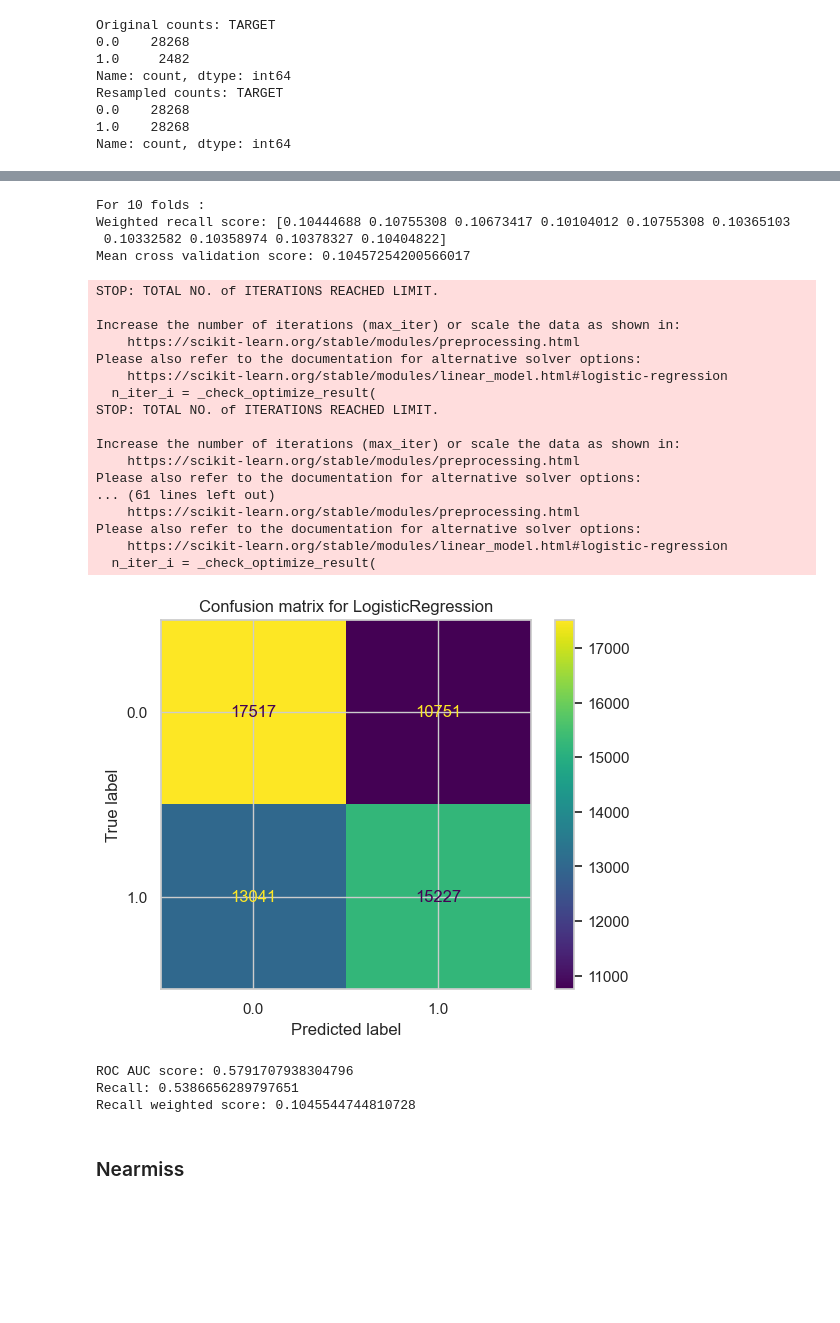
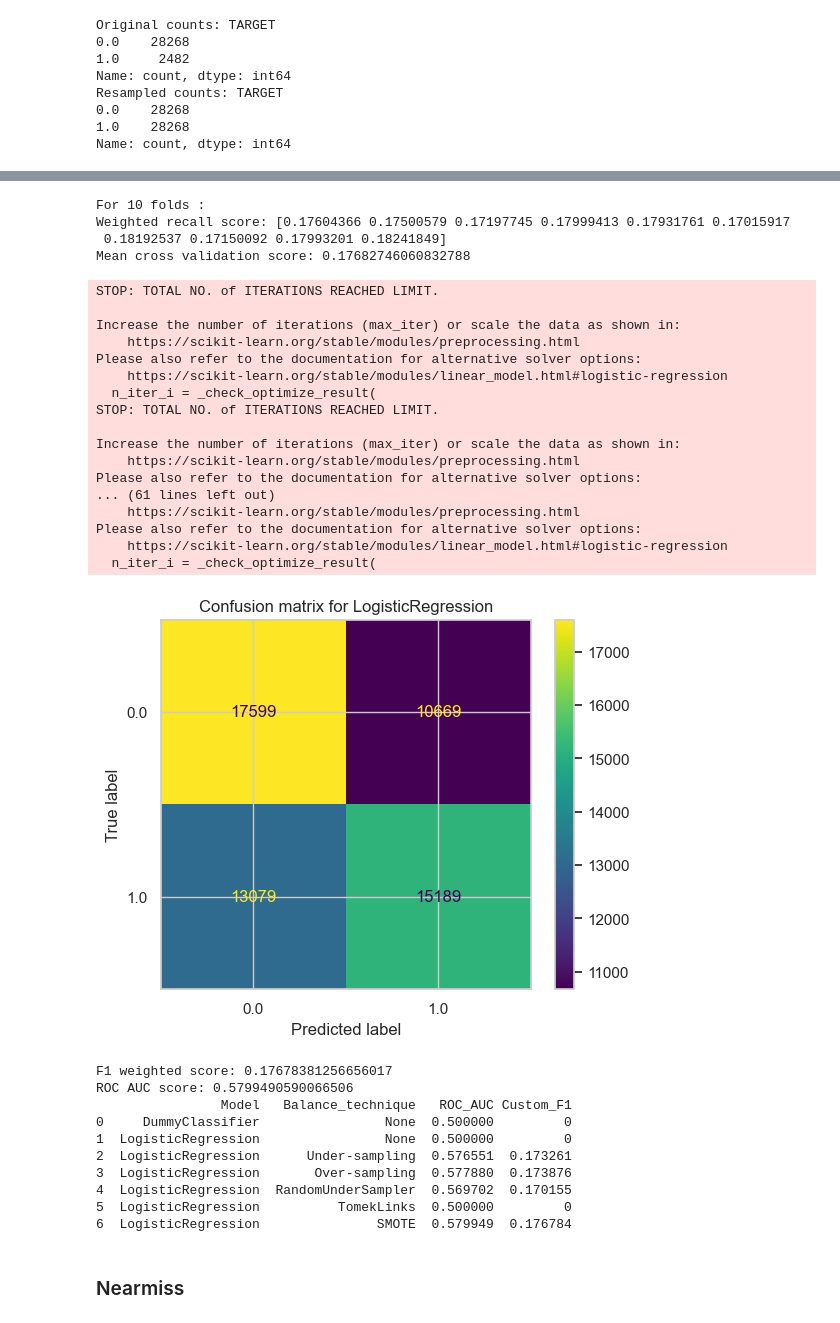
Before and after one commit to Laeti-dev/P4_Credit-Scoring-Model, a Jupyter notebook: ikusawa_laetitia_1_notebook_0824.ipynb, the cells around one changed output, grey strips where cells are left out. Drawn from its saved outputs; the diff is of its cells as text; code cells hidden in the pictures; blank space fills up the shorter version.

```diff
--- a/ikusawa_laetitia_1_notebook_0824.ipynb
+++ b/ikusawa_laetitia_1_notebook_0824.ipynb
@@ -927,7 +959,7 @@ TARGET
 Name: count, dtype: int64
 [figure]
 # %%
-train_model(test_under.drop(columns=["TARGET"]), test_under["TARGET"], LogisticRegression())
+results = train_model(test_under.drop(columns=["TARGET"]), test_under["TARGET"], LogisticRegression(), results, balance_technique='Under-sampling')
 # %% [output]
 STOP: TOTAL NO. of ITERATIONS REACHED LIMIT.
 
@@ -992,7 +1027,7 @@ TARGET
 Name: count, dtype: int64
 [figure]
 # %%
-train_model(test_over.drop(columns=["TARGET"]), test_over["TARGET"], LogisticRegression(), 'accuracy')
+results = train_model(test_over.drop(columns=["TARGET"]), test_over["TARGET"], LogisticRegression(), results, balance_technique='Over-sampling')
 # %% [output]
 STOP: TOTAL NO. of ITERATIONS REACHED LIMIT.
 
@@ -1058,7 +1097,7 @@ Resampled counts: TARGET
 1.0    2482
 Name: count, dtype: int64
 # %%
-train_model(x_rus, y_rus, LogisticRegression(), 'accuracy')
+results= train_model(x_rus, y_rus, LogisticRegression(), results, balance_technique='RandomUnderSampler')
 # %% [output]
 STOP: TOTAL NO. of ITERATIONS REACHED LIMIT.
 
@@ -1187,7 +1237,7 @@ Resampled counts: TARGET
 1.0     2482
 Name: count, dtype: int64
 # %%
-train_model(x_tl, y_tl, LogisticRegression())
+results = train_model(x_tl, y_tl, LogisticRegression(), results, balance_technique='TomekLinks')
 # %% [output]
 STOP: TOTAL NO. of ITERATIONS REACHED LIMIT.
 
@@ -1252,7 +1307,7 @@ Resampled counts: TARGET
 1.0    28268
 Name: count, dtype: int64
 # %%
-train_model(x_smote, y_smote, LogisticRegression())
+resluts = train_model(x_smote, y_smote, LogisticRegression(), results, balance_technique='SMOTE')
 # %% [output]
 STOP: TOTAL NO. of ITERATIONS REACHED LIMIT.
 
@@ -1262,40 +1317,47 @@ Please also refer to the documentation for alternative solver options:
     https://scikit-learn.org/stable/modules/linear_model.html#logistic-regression
   n_iter_i = _check_optimize_result(
 STOP: TOTAL NO. of ITERATIONS REACHED LIMIT.
 
 Increase the number of iterations (max_iter) or scale the data as shown in:
     https://scikit-learn.org/stable/modules/preprocessing.html
 Please also refer to the documentation for alternative solver options:
 ... (54 lines left out)
     https://scikit-learn.org/stable/modules/preprocessing.html
 Please also refer to the documentation for alternative solver options:
     https://scikit-learn.org/stable/modules/linear_model.html#logistic-regression
   n_iter_i = _check_optimize_result(
 For 10 folds :
-Weighted recall score: [0.10444688 0.10755308 0.10673417 0.10104012 0.10755308 0.10365103
- 0.10332582 0.10358974 0.10378327 0.10404822]
-Mean cross validation score: 0.10457254200566017
+Weighted recall score: [0.17604366 0.17500579 0.17197745 0.17999413 0.17931761 0.17015917
+ 0.18192537 0.17150092 0.17993201 0.18241849]
+Mean cross validation score: 0.17682746060832788
 STOP: TOTAL NO. of ITERATIONS REACHED LIMIT.
 
 Increase the number of iterations (max_iter) or scale the data as shown in:
     https://scikit-learn.org/stable/modules/preprocessing.html
 Please also refer to the documentation for alternative solver options:
     https://scikit-learn.org/stable/modules/linear_model.html#logistic-regression
   n_iter_i = _check_optimize_result(
 STOP: TOTAL NO. of ITERATIONS REACHED LIMIT.
 
 Increase the number of iterations (max_iter) or scale the data as shown in:
     https://scikit-learn.org/stable/modules/preprocessing.html
 Please also refer to the documentation for alternative solver options:
 ... (61 lines left out)
     https://scikit-learn.org/stable/modules/preprocessing.html
 Please also refer to the documentation for alternative solver options:
     https://scikit-learn.org/stable/modules/linear_model.html#logistic-regression
   n_iter_i = _check_optimize_result(
-[figure, old version]
+[figure, new version]
-ROC AUC score: 0.5791707938304796
-Recall: 0.5386656289797651
-Recall weighted score: 0.1045544744810728
+F1 weighted score: 0.17678381256656017
+ROC AUC score: 0.5799490590066506
+                Model   Balance_technique   ROC_AUC Custom_F1
+0     DummyClassifier                None  0.500000         0
+1  LogisticRegression                None  0.500000         0
+2  LogisticRegression      Under-sampling  0.576551  0.173261
+3  LogisticRegression       Over-sampling  0.577880  0.173876
+4  LogisticRegression  RandomUnderSampler  0.569702  0.170155
+5  LogisticRegression          TomekLinks  0.500000         0
+6  LogisticRegression               SMOTE  0.579949  0.176784
 # %% [markdown]
 ### Nearmiss
 # %%
```
Also changed, not shown: parts of 14 cells of this notebook.
